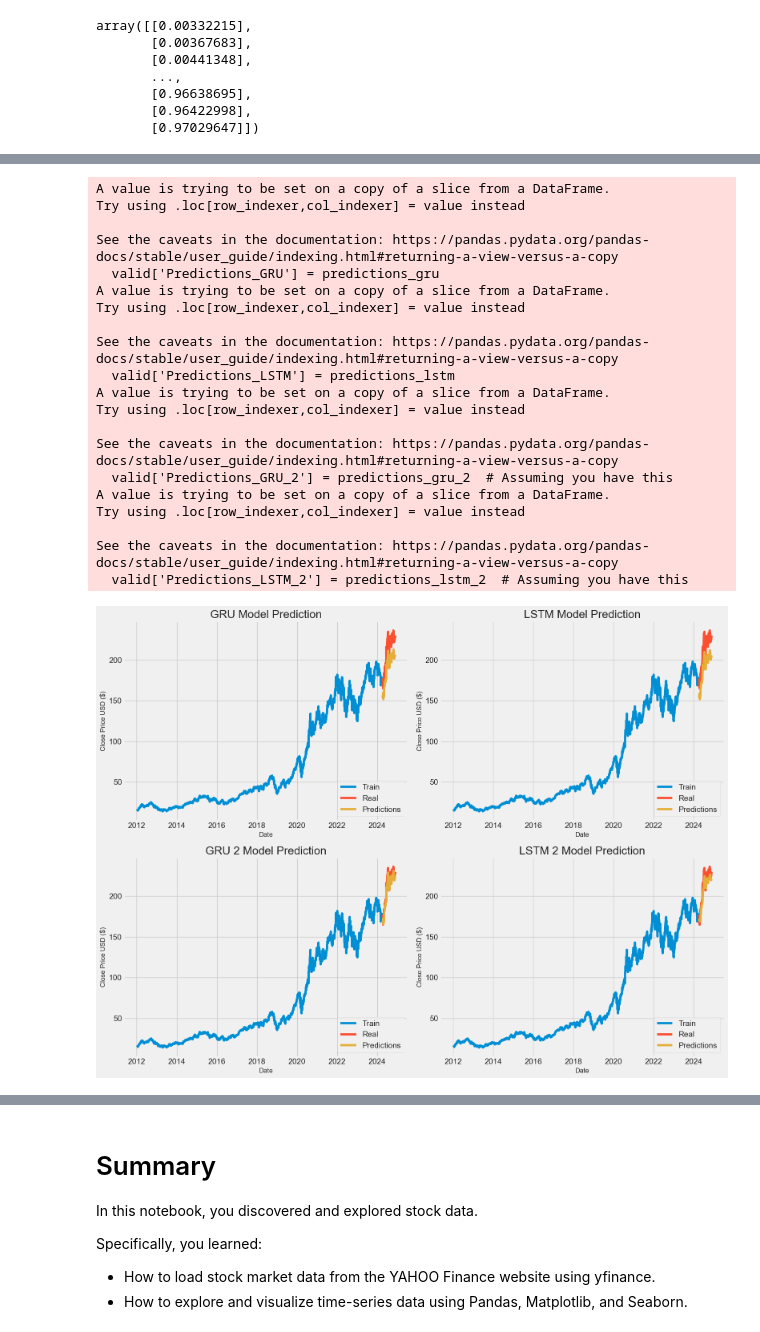
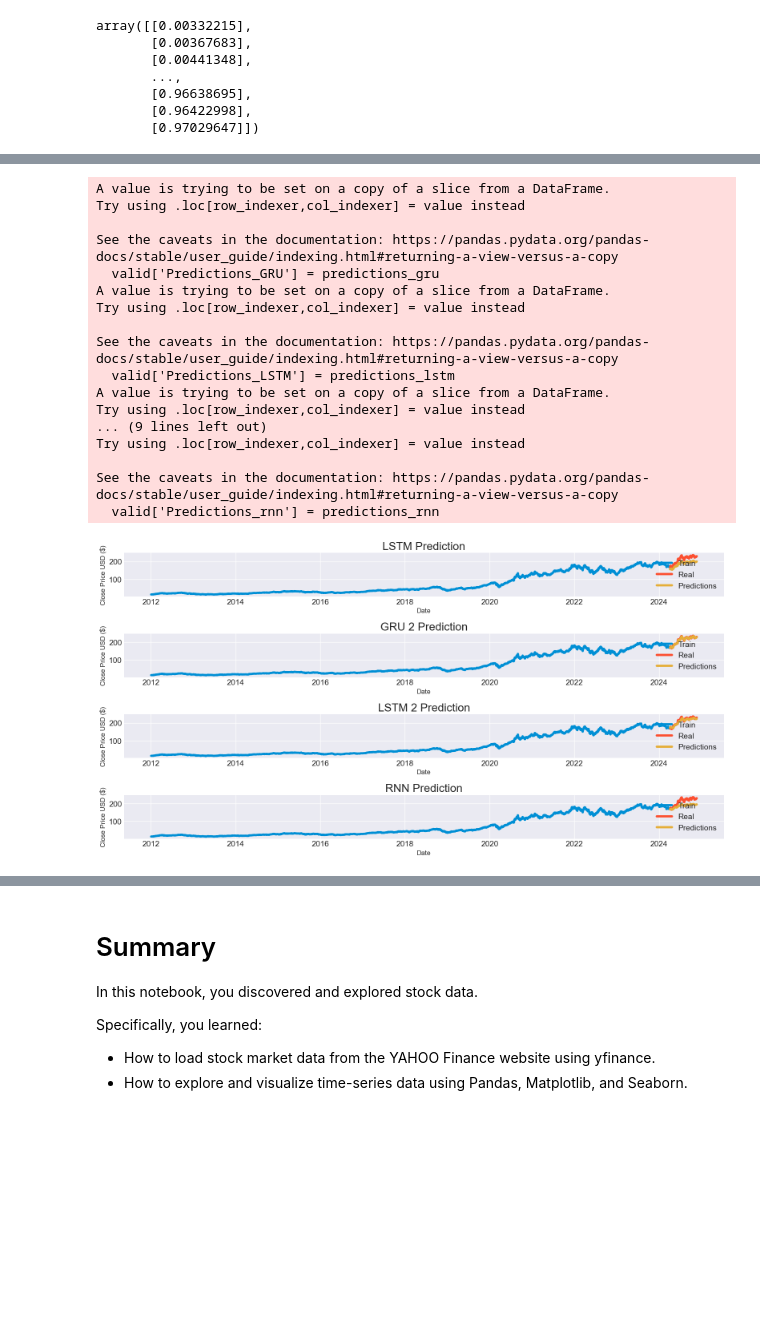
Before and after one commit to laanani-mohamed/Stock_Market_Prediction, a Jupyter notebook: stock-market-analysis-prediction-using-lstm.ipynb, the cells around one changed output, grey strips where cells are left out. Saved outputs shown, nothing was run; the diff lists cells and outputs as text; code cells hidden in the pictures; blank space fills up the shorter version.

```diff
--- a/stock-market-analysis-prediction-using-lstm.ipynb
+++ b/stock-market-analysis-prediction-using-lstm.ipynb
@@ -778,18 +823,24 @@ predictions_lstm_2 = scaler.inverse_transform(predictions_lstm_2)
 #GRU_2
 predictions_gru_2 = model_gru_2.predict(x_test)
 predictions_gru_2 = scaler.inverse_transform(predictions_gru_2)
+#RNN
+predictions_rnn = model_rnn.predict(x_test)
+predictions_rnn = scaler.inverse_transform(predictions_rnn)
 
 ### Get the root mean squared error (RMSE)
 #GRU
 rmse_gru = np.sqrt(np.mean(((predictions_gru - y_test) ** 2)))
-print(f"rmse gru: {rmse_gru}")
+print(f"rmse GRU: {rmse_gru:.2f}")
 #GRU_2
 rmse_gru_2 = np.sqrt(np.mean(((predictions_gru_2 - y_test) ** 2)))
-print(f"rmse gru 2: {rmse_gru_2}")
+print(f"rmse GRU_2: {rmse_gru_2:.2f}")
 #LSTM
 rmse_lstm = np.sqrt(np.mean(((predictions_lstm - y_test) ** 2)))
-print(f"rmse lstm: {rmse_lstm}")
-#LSTM
+print(f"rmse LSTM: {rmse_lstm:.2f}")
+#LSTM_2
 rmse_lstm_2 = np.sqrt(np.mean(((predictions_lstm_2 - y_test) ** 2)))
-print(f"rmse lstm 2: {rmse_lstm_2}")
+print(f"rmse LSTM_2: {rmse_lstm_2:.2f}")
+#RNN
+rmse_rnn = np.sqrt(np.mean(((predictions_rnn - y_test) ** 2)))
+print(f"rmse RNN : {rmse_rnn:.2f}")
 # %% [output]
@@ -813,11 +883,11 @@ valid['Predictions_GRU_2'] = predictions_gru_2  # Assuming you have this
 valid['Predictions_LSTM_2'] = predictions_lstm_2  # Assuming you have this
 
 # Create a figure with 2 rows and 2 columns
-plt.figure(figsize=(16, 12))
+plt.figure(figsize=(16, 10))
 
 # First subplot for GRU predictions
-plt.subplot(2, 2, 1)  # Row 1, Column 1
-plt.title('GRU Model Prediction')
+plt.subplot(4, 1, 1)  # Row 1
+plt.title('GRU Prediction')
 plt.xlabel('Date', fontsize=12)
 plt.ylabel('Close Price USD ($)', fontsize=12)
 plt.plot(train['Close'], label='Train')
@@ -825,8 +895,8 @@ plt.plot(valid[['Close', 'Predictions_GRU']])
 plt.legend(['Train', 'Real', 'Predictions'], loc='lower right')
 
 # Second subplot for LSTM predictions
-plt.subplot(2, 2, 2)  # Row 1, Column 2
-plt.title('LSTM Model Prediction')
+plt.subplot(5, 1, 2)  # Row 2
+plt.title('LSTM Prediction')
 plt.xlabel('Date', fontsize=12)
 plt.ylabel('Close Price USD ($)', fontsize=12)
 plt.plot(train['Close'], label='Train')
@@ -834,48 +904,55 @@ plt.plot(valid[['Close', 'Predictions_LSTM']])
 plt.legend(['Train', 'Real', 'Predictions'], loc='lower right')
 
 # Third subplot for GRU 2 predictions
-plt.subplot(2, 2, 3)  # Row 2, Column 1
-plt.title('GRU 2 Model Prediction')
+plt.subplot(5, 1, 3)  # Row 3
+plt.title('GRU 2 Prediction')
 plt.xlabel('Date', fontsize=12)
 plt.ylabel('Close Price USD ($)', fontsize=12)
 plt.plot(train['Close'], label='Train')
 plt.plot(valid[['Close', 'Predictions_GRU_2']])
 plt.legend(['Train', 'Real', 'Predictions'], loc='lower right')
 
 # Fourth subplot for LSTM 2 predictions
-plt.subplot(2, 2, 4)  # Row 2, Column 2
-plt.title('LSTM 2 Model Prediction')
+plt.subplot(5, 1, 4)  # Row 4
+plt.title('LSTM 2 Prediction')
 plt.xlabel('Date', fontsize=12)
 plt.ylabel('Close Price USD ($)', fontsize=12)
 plt.plot(train['Close'], label='Train')
 plt.plot(valid[['Close', 'Predictions_LSTM_2']])
 plt.legend(['Train', 'Real', 'Predictions'], loc='lower right')
 
+# Fourth subplot for LSTM 2 predictions
+plt.subplot(5, 1, 5)  # Row 4
+valid['Predictions_rnn'] = predictions_rnn
+plt.title('RNN Prediction')
+plt.xlabel('Date', fontsize=12)
+plt.ylabel('Close Price USD ($)', fontsize=12)
+plt.plot(train['Close'], label='Train')
+plt.plot(valid[['Close', 'Predictions_rnn']])
+plt.legend(['Train', 'Real', 'Predictions'], loc='lower right')
+
 # Show the plots
 plt.tight_layout()  # Ensures proper spacing between the plots
 plt.show()
 # %% [output]
 A value is trying to be set on a copy of a slice from a DataFrame.
 Try using .loc[row_indexer,col_indexer] = value instead
 
 See the caveats in the documentation: https://pandas.pydata.org/pandas-docs/stable/user_guide/indexing.html#returning-a-view-versus-a-copy
   valid['Predictions_GRU'] = predictions_gru
 A value is trying to be set on a copy of a slice from a DataFrame.
 Try using .loc[row_indexer,col_indexer] = value instead
 
 See the caveats in the documentation: https://pandas.pydata.org/pandas-docs/stable/user_guide/indexing.html#returning-a-view-versus-a-copy
   valid['Predictions_LSTM'] = predictions_lstm
 A value is trying to be set on a copy of a slice from a DataFrame.
 Try using .loc[row_indexer,col_indexer] = value instead
-
-See the caveats in the documentation: https://pandas.pydata.org/pandas-docs/stable/user_guide/indexing.html#returning-a-view-versus-a-copy
-  valid['Predictions_GRU_2'] = predictions_gru_2  # Assuming you have this
-A value is trying to be set on a copy of a slice from a DataFrame.
+... (9 lines left out)
 Try using .loc[row_indexer,col_indexer] = value instead
 
 See the caveats in the documentation: https://pandas.pydata.org/pandas-docs/stable/user_guide/indexing.html#returning-a-view-versus-a-copy
-  valid['Predictions_LSTM_2'] = predictions_lstm_2  # Assuming you have this
+  valid['Predictions_rnn'] = predictions_rnn
-[figure, old version]
+[figure, new version]
 # %%
 # Ajouter les prédictions des deux modèles (GRU et LSTM) dans le DataFrame 'valid'
 valid['Predictions_GRU'] = predictions_gru
```
Also changed, not shown: parts of 24 cells of this notebook.
